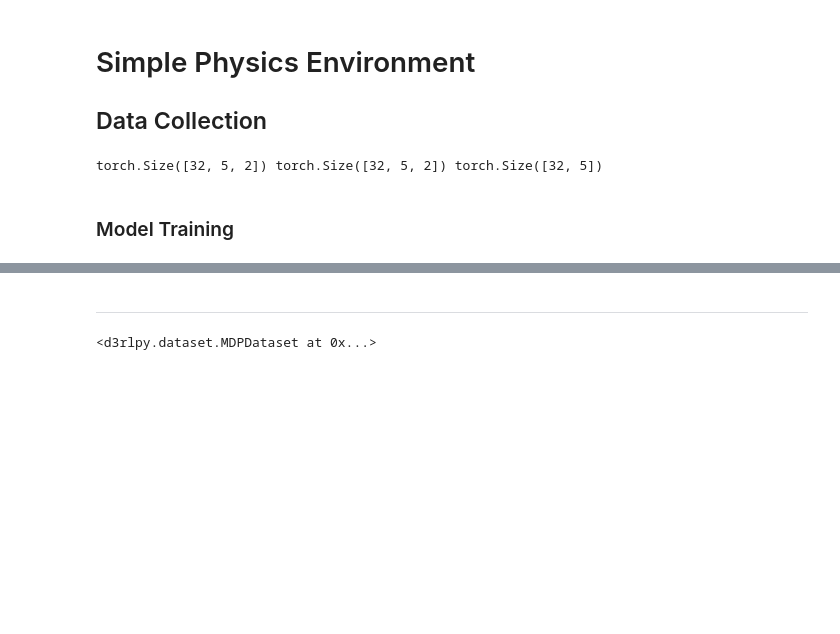
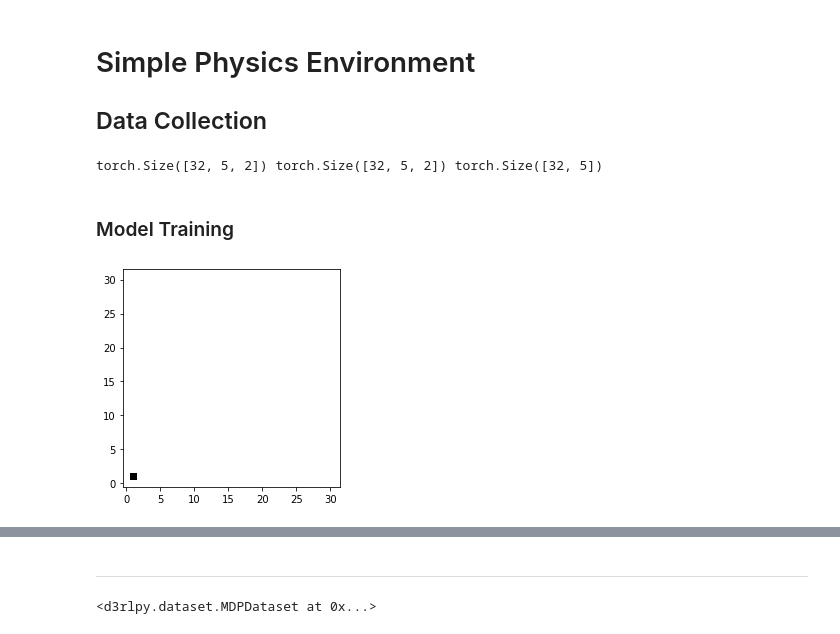
Before and after one commit to lcdbezerra/phyrl, a Jupyter notebook: simple_physics1/Test.ipynb, the cells around one changed output, grey strips where cells are left out. Cells and saved outputs as stored; diff of their text form; code cells hidden in the pictures; blank space fills up the shorter version.

Commit message:
Render ongoing

```diff
--- a/simple_physics1/Test.ipynb
+++ b/simple_physics1/Test.ipynb
@@ -26,3 +26,10 @@ import torch.autograd as autograd         # computation graph
 from torch import Tensor                  # tensor node in the computation graph
 import torch.nn as nn                     # neural networks
 import torch.optim as optim               # optimizers e.g. gradient descent, ADAM, etc.
+# %%
+env = ImgPhyEnv(x0=np.matrix([1,1,1,1]).T)
+env.reset()
+screen = env.render()
+plt.imshow(screen, origin="lower");
+# %% [output]
+[figure, added]
```
Also changed, not shown: parts of 2 cells of this notebook, 1 other file.
